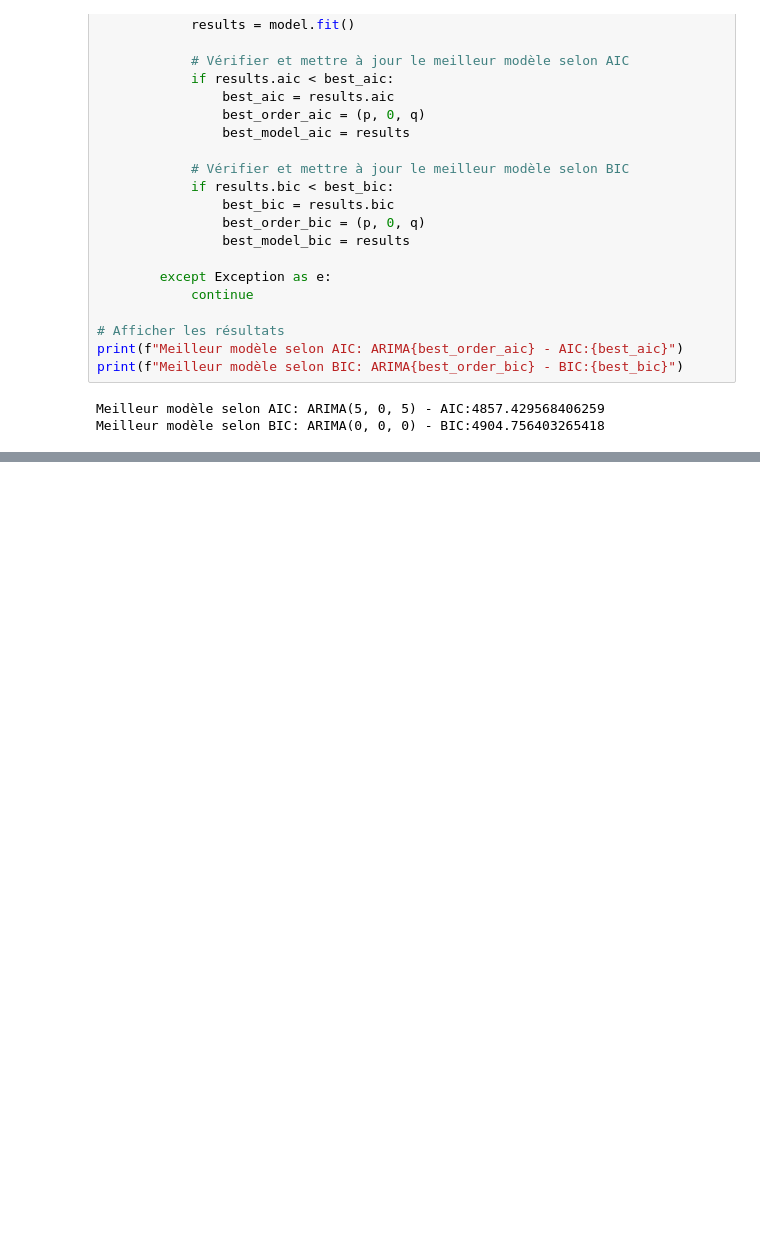
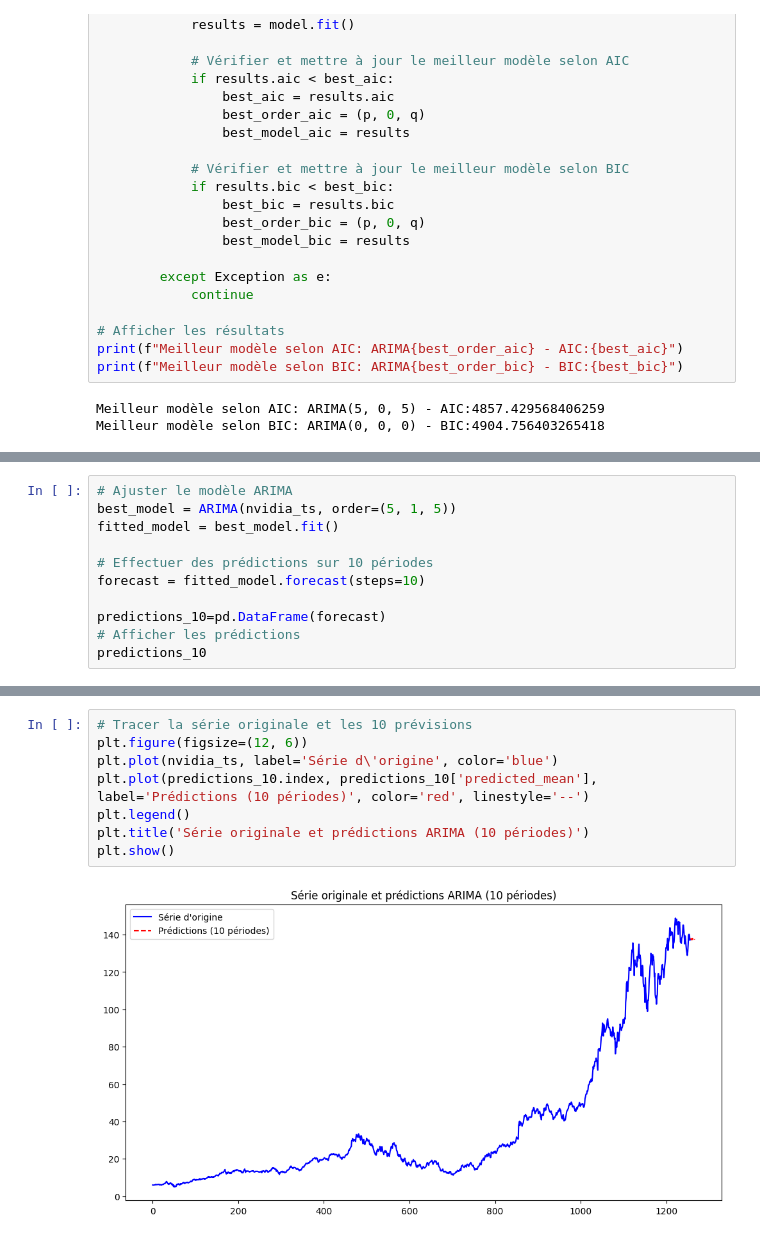
Before and after one commit to ValdesFeudjio/stock_price_prediction, a Jupyter notebook: mon_code.ipynb, the cells around one changed output, grey strips where cells are left out. Drawn from its saved outputs; the diff is of its cells as text; blank space fills up the shorter version.

Commit message:
fin du modele ARIMA avec previsions sur 10 periodes

```diff
--- a/mon_code.ipynb
+++ b/mon_code.ipynb
@@ -250,0 +272,11 @@ Meilleur modèle selon BIC: ARIMA(0, 0, 0) - BIC:4904.756403265418
+# %%
+# Ajuster le modèle ARIMA
+best_model = ARIMA(nvidia_ts, order=(5, 1, 5))
+fitted_model = best_model.fit()
+
+# Effectuer des prédictions sur 10 périodes
+forecast = fitted_model.forecast(steps=10)
+
+predictions_10=pd.DataFrame(forecast)
+# Afficher les prédictions
+predictions_10
@@ -250,0 +295,10 @@ Meilleur modèle selon BIC: ARIMA(0, 0, 0) - BIC:4904.756403265418
+# %%
+# Tracer la série originale et les 10 prévisions
+plt.figure(figsize=(12, 6))
+plt.plot(nvidia_ts, label='Série d\'origine', color='blue')
+plt.plot(predictions_10.index, predictions_10['predicted_mean'], label='Prédictions (10 périodes)', color='red', linestyle='--')
+plt.legend()
+plt.title('Série originale et prédictions ARIMA (10 périodes)')
+plt.show()
+# %% [output]
+[figure, added]
```
Also changed, not shown: parts of 4 cells of this notebook.
